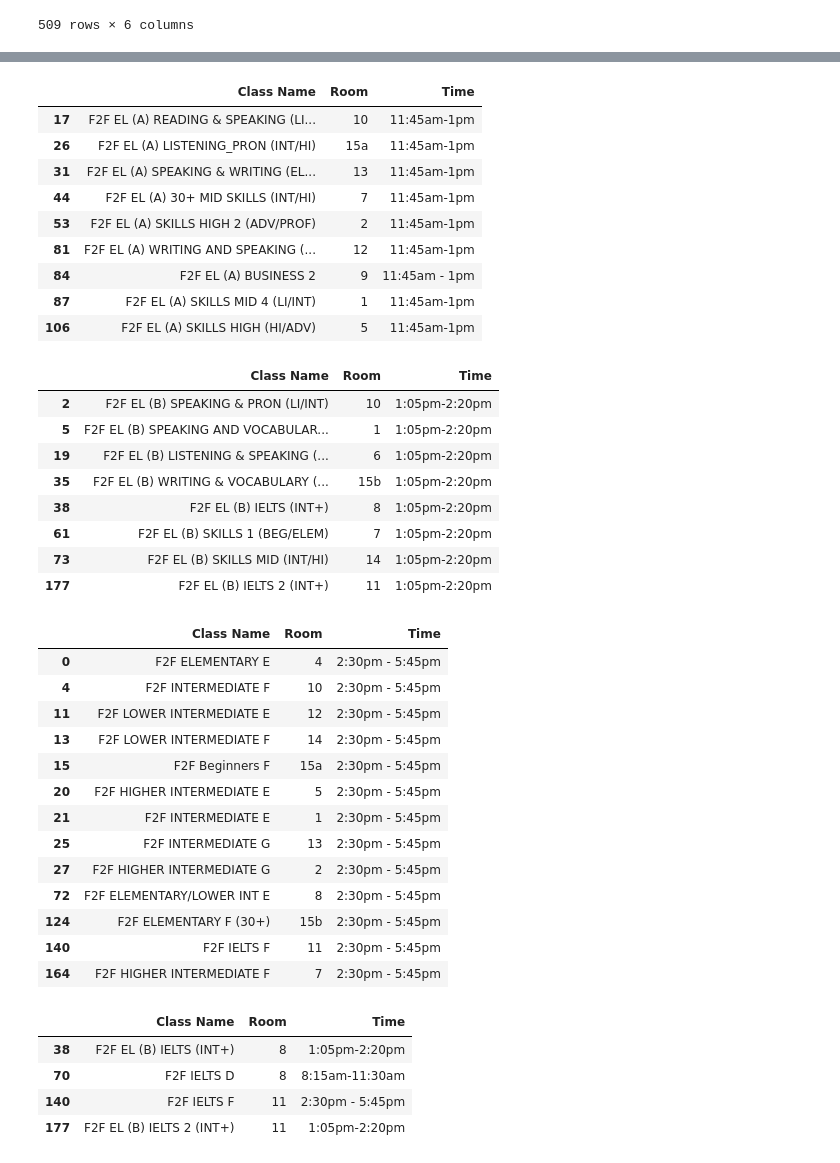
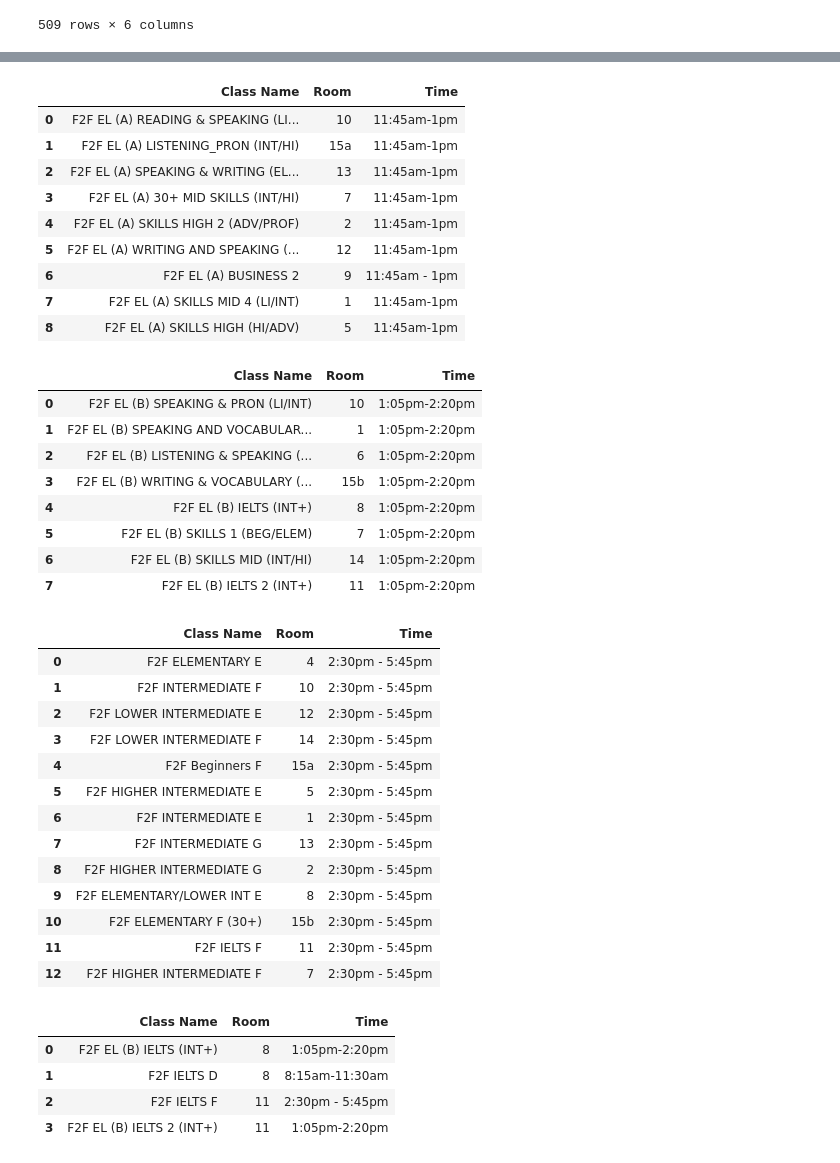
Before and after one commit to ducatyb/data, a Jupyter notebook: kaplan_classes.ipynb, the cells around one changed output, grey strips where cells are left out. Saved outputs shown, nothing was run; the diff lists cells and outputs as text; code cells hidden in the pictures.

```diff
--- a/kaplan_classes.ipynb
+++ b/kaplan_classes.ipynb
@@ -32,5 +32,5 @@ data_table.enable_dataframe_formatter()
 # %%
-df_classes = df[['Class Name', 'Room', 'Time']].drop_duplicates()
+df_classes = df[['Class Name', 'Room', 'Time']].drop_duplicates().reset_index(drop=True)
 df_classes
 # %% [output]
 |  | Class Name | Room | Time |
@@ -73,50 +80,50 @@ df_classes[df['Time'].str.startswith('8:15')]
 # %%
-df_classes[df['Time'].str.startswith('11:45')]
+df_classes[df_classes['Time'].str.startswith('11:45')].reset_index(drop=True)
 # %% [output]
 |  | Class Name | Room | Time |
-| 17 | F2F EL (A) READING & SPEAKING (LI... | 10 | 11:45am-1pm |
-| 26 | F2F EL (A) LISTENING_PRON (INT/HI) | 15a | 11:45am-1pm |
-| 31 | F2F EL (A) SPEAKING & WRITING (EL... | 13 | 11:45am-1pm |
-| 44 | F2F EL (A) 30+ MID SKILLS (INT/HI) | 7 | 11:45am-1pm |
-| 53 | F2F EL (A) SKILLS HIGH 2 (ADV/PROF) | 2 | 11:45am-1pm |
-| 81 | F2F EL (A) WRITING AND SPEAKING (... | 12 | 11:45am-1pm |
-| 84 | F2F EL (A) BUSINESS 2 | 9 | 11:45am - 1pm |
-| 87 | F2F EL (A) SKILLS MID 4 (LI/INT) | 1 | 11:45am-1pm |
-| 106 | F2F EL (A) SKILLS HIGH (HI/ADV) | 5 | 11:45am-1pm |
+| 0 | F2F EL (A) READING & SPEAKING (LI... | 10 | 11:45am-1pm |
+| 1 | F2F EL (A) LISTENING_PRON (INT/HI) | 15a | 11:45am-1pm |
+| 2 | F2F EL (A) SPEAKING & WRITING (EL... | 13 | 11:45am-1pm |
+| 3 | F2F EL (A) 30+ MID SKILLS (INT/HI) | 7 | 11:45am-1pm |
+| 4 | F2F EL (A) SKILLS HIGH 2 (ADV/PROF) | 2 | 11:45am-1pm |
+| 5 | F2F EL (A) WRITING AND SPEAKING (... | 12 | 11:45am-1pm |
+| 6 | F2F EL (A) BUSINESS 2 | 9 | 11:45am - 1pm |
+| 7 | F2F EL (A) SKILLS MID 4 (LI/INT) | 1 | 11:45am-1pm |
+| 8 | F2F EL (A) SKILLS HIGH (HI/ADV) | 5 | 11:45am-1pm |
 # %%
-df_classes[df['Time'].str.startswith('1:05')]
+df_classes[df_classes['Time'].str.startswith('1:05')].reset_index(drop=True)
 # %% [output]
 |  | Class Name | Room | Time |
-| 2 | F2F EL (B) SPEAKING & PRON (LI/INT) | 10 | 1:05pm-2:20pm |
-| 5 | F2F EL (B) SPEAKING AND VOCABULAR... | 1 | 1:05pm-2:20pm |
-| 19 | F2F EL (B) LISTENING & SPEAKING (... | 6 | 1:05pm-2:20pm |
-| 35 | F2F EL (B) WRITING & VOCABULARY (... | 15b | 1:05pm-2:20pm |
-| 38 | F2F EL (B) IELTS (INT+) | 8 | 1:05pm-2:20pm |
-| 61 | F2F EL (B) SKILLS 1 (BEG/ELEM) | 7 | 1:05pm-2:20pm |
-| 73 | F2F EL (B) SKILLS MID (INT/HI) | 14 | 1:05pm-2:20pm |
-| 177 | F2F EL (B) IELTS 2 (INT+) | 11 | 1:05pm-2:20pm |
+| 0 | F2F EL (B) SPEAKING & PRON (LI/INT) | 10 | 1:05pm-2:20pm |
+| 1 | F2F EL (B) SPEAKING AND VOCABULAR... | 1 | 1:05pm-2:20pm |
+| 2 | F2F EL (B) LISTENING & SPEAKING (... | 6 | 1:05pm-2:20pm |
+| 3 | F2F EL (B) WRITING & VOCABULARY (... | 15b | 1:05pm-2:20pm |
+| 4 | F2F EL (B) IELTS (INT+) | 8 | 1:05pm-2:20pm |
+| 5 | F2F EL (B) SKILLS 1 (BEG/ELEM) | 7 | 1:05pm-2:20pm |
+| 6 | F2F EL (B) SKILLS MID (INT/HI) | 14 | 1:05pm-2:20pm |
+| 7 | F2F EL (B) IELTS 2 (INT+) | 11 | 1:05pm-2:20pm |
 # %%
-df_classes[df['Time'].str.startswith('2:30')]
+df_classes[df_classes['Time'].str.startswith('2:30')].reset_index(drop=True)
 # %% [output]
 |  | Class Name | Room | Time |
 | 0 | F2F ELEMENTARY E | 4 | 2:30pm - 5:45pm |
-| 4 | F2F INTERMEDIATE F | 10 | 2:30pm - 5:45pm |
-| 11 | F2F LOWER INTERMEDIATE E | 12 | 2:30pm - 5:45pm |
-| 13 | F2F LOWER INTERMEDIATE F | 14 | 2:30pm - 5:45pm |
-| 15 | F2F Beginners F | 15a | 2:30pm - 5:45pm |
-| 20 | F2F HIGHER INTERMEDIATE E | 5 | 2:30pm - 5:45pm |
-| 21 | F2F INTERMEDIATE E | 1 | 2:30pm - 5:45pm |
-| 25 | F2F INTERMEDIATE G | 13 | 2:30pm - 5:45pm |
-| 27 | F2F HIGHER INTERMEDIATE G | 2 | 2:30pm - 5:45pm |
-| 72 | F2F ELEMENTARY/LOWER INT E | 8 | 2:30pm - 5:45pm |
-| 124 | F2F ELEMENTARY F (30+) | 15b | 2:30pm - 5:45pm |
-| 140 | F2F IELTS F | 11 | 2:30pm - 5:45pm |
-| 164 | F2F HIGHER INTERMEDIATE F | 7 | 2:30pm - 5:45pm |
+| 1 | F2F INTERMEDIATE F | 10 | 2:30pm - 5:45pm |
+| 2 | F2F LOWER INTERMEDIATE E | 12 | 2:30pm - 5:45pm |
+| 3 | F2F LOWER INTERMEDIATE F | 14 | 2:30pm - 5:45pm |
+| 4 | F2F Beginners F | 15a | 2:30pm - 5:45pm |
+| 5 | F2F HIGHER INTERMEDIATE E | 5 | 2:30pm - 5:45pm |
+| 6 | F2F INTERMEDIATE E | 1 | 2:30pm - 5:45pm |
+| 7 | F2F INTERMEDIATE G | 13 | 2:30pm - 5:45pm |
+| 8 | F2F HIGHER INTERMEDIATE G | 2 | 2:30pm - 5:45pm |
+| 9 | F2F ELEMENTARY/LOWER INT E | 8 | 2:30pm - 5:45pm |
+| 10 | F2F ELEMENTARY F (30+) | 15b | 2:30pm - 5:45pm |
+| 11 | F2F IELTS F | 11 | 2:30pm - 5:45pm |
+| 12 | F2F HIGHER INTERMEDIATE F | 7 | 2:30pm - 5:45pm |
 # %%
-df_classes[df['Class Name'].str.contains('IELTS')]
+df_classes[df_classes['Class Name'].str.contains('IELTS')].reset_index(drop=True)
 # %% [output]
 |  | Class Name | Room | Time |
-| 38 | F2F EL (B) IELTS (INT+) | 8 | 1:05pm-2:20pm |
-| 70 | F2F IELTS D | 8 | 8:15am-11:30am |
-| 140 | F2F IELTS F | 11 | 2:30pm - 5:45pm |
-| 177 | F2F EL (B) IELTS 2 (INT+) | 11 | 1:05pm-2:20pm |
+| 0 | F2F EL (B) IELTS (INT+) | 8 | 1:05pm-2:20pm |
+| 1 | F2F IELTS D | 8 | 8:15am-11:30am |
+| 2 | F2F IELTS F | 11 | 2:30pm - 5:45pm |
+| 3 | F2F EL (B) IELTS 2 (INT+) | 11 | 1:05pm-2:20pm |
```
Also changed, not shown: parts of 6 cells of this notebook.
